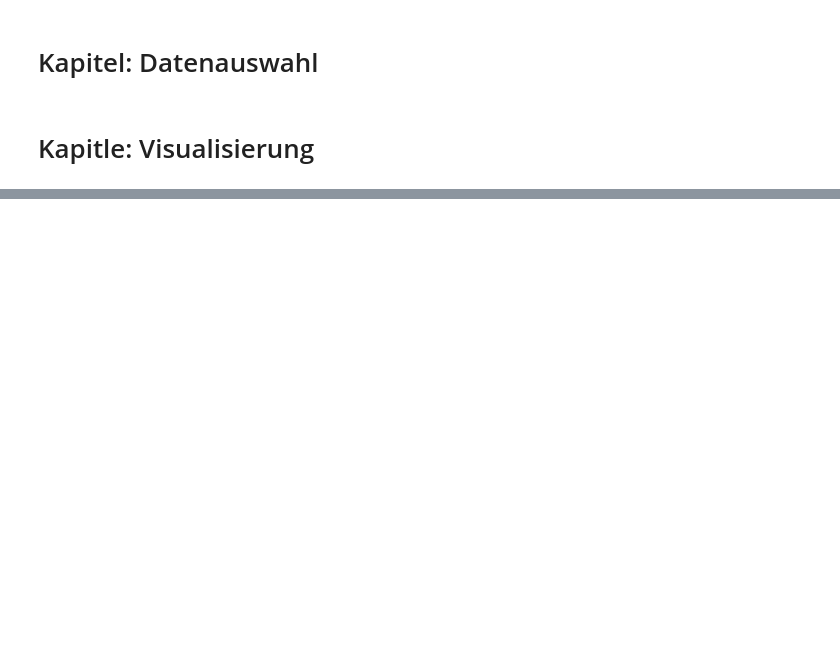
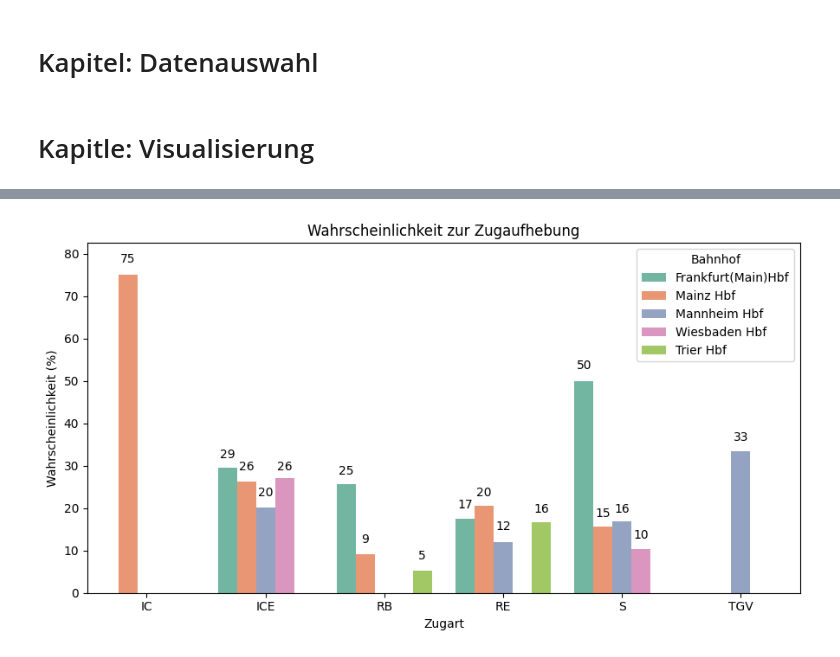
Before and after one commit to luca910/bahn-mining, a Jupyter notebook: graphics_final.ipynb, the cells around one changed output, grey strips where cells are left out. Cells and saved outputs as stored; diff of their text form; code cells hidden in the pictures; blank space fills up the shorter version.

```diff
--- a/graphics_final.ipynb
+++ b/graphics_final.ipynb
@@ -732,0 +844,19 @@ def plot_cancellations_by_week(data, x_column='X', y_column='Y', title='Ausfäll
+# %%
+# 3. Flex Ticket
+percentage_delay_data = calculate_percentage_delay_by_category_and_station_x(
+    data=depature_filtered_data,
+    delay_threshold=25,  # Schwellenwert in Minuten
+    categories=["IC", "ICE", "RB", "RE", "S", "TGV"],
+    combine_all_categories=False
+)
+plot_bar_chart_by_category_and_station_x(
+        data=percentage_delay_data,
+        title='Wahrscheinlichkeit zur Zugaufhebung',
+        x_axis_label='Zugart',
+        y_axis_label='Wahrscheinlichkeit (%)',
+        fig_size_x=9,
+        fig_size_y=5,
+        int_value=True,        # Bei Prozentualen Ausfällen muss es hier "False" sein
+    )
+# %% [output]
+[figure, added]
```
Also changed, not shown: parts of 16 cells of this notebook.
